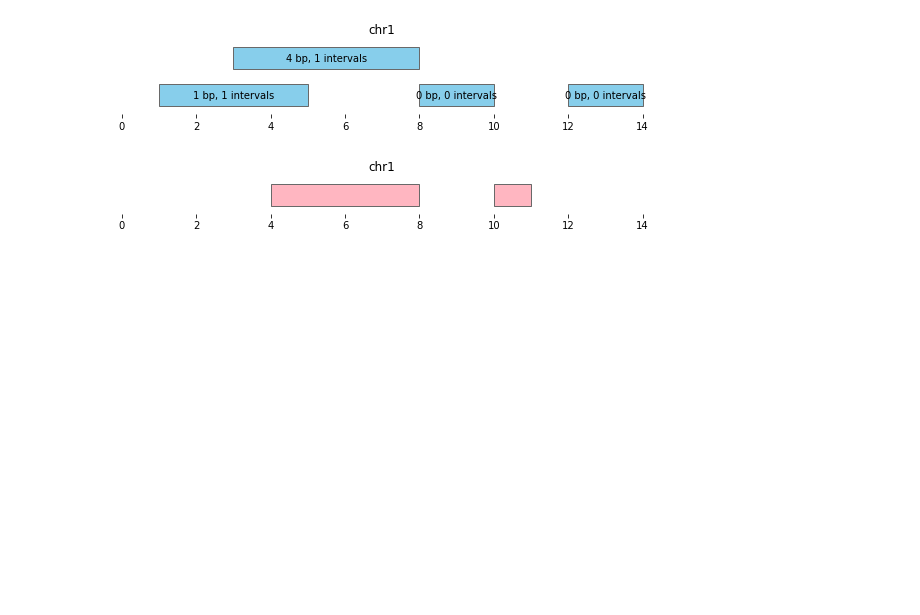
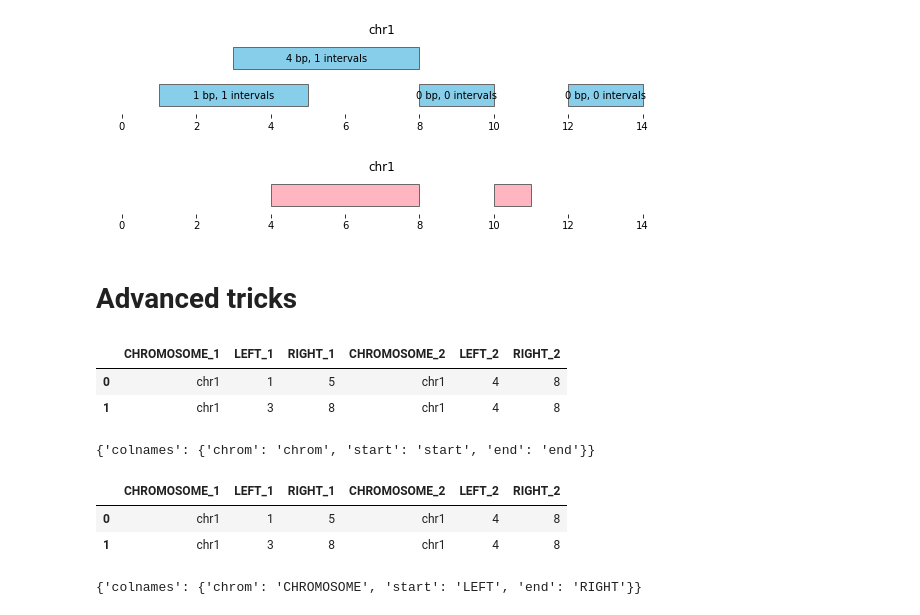
Before and after one commit to open2c/bioframe, a Jupyter notebook: docs/notebooks/intervals_tutorial.ipynb, the cells around one changed output. Cells and saved outputs as stored; diff of their text form; code cells hidden in the pictures; blank space fills up the shorter version.

Commit message:
introduce bf.ops._rc to store default colnames

```diff
--- a/docs/notebooks/intervals_tutorial.ipynb
+++ b/docs/notebooks/intervals_tutorial.ipynb
@@ -259,3 +259,46 @@ bf.vis.plot_intervals(df2, show_coords=True, colors='lightpink', xlim=(-0.5,14.5
 # %% [output]
 [figure]
 [figure]
+# %% [markdown]
+# Advanced tricks
+# %%
+df1_diff_colnames = pd.DataFrame([
+    ['chr1', 1, 5],
+    ['chr1', 3, 8]],
+    columns=['CHROMOSOME', 'LEFT', 'RIGHT']
+)
+
+df2_diff_colnames = pd.DataFrame([
+    ['chr1', 4, 8],
+    ['chr1', 10, 11]],
+    columns=['CHROMOSOME', 'LEFT', 'RIGHT']
+)
+# %%
+bf.overlap(
+    df1_diff_colnames, df2_diff_colnames,
+    cols1=['CHROMOSOME', 'LEFT', 'RIGHT'],
+    cols2=['CHROMOSOME', 'LEFT', 'RIGHT'],
+)
+# %% [output]
+|  | CHROMOSOME_1 | LEFT_1 | RIGHT_1 | CHROMOSOME_2 | LEFT_2 | RIGHT_2 |
+| 0 | chr1 | 1 | 5 | chr1 | 4 | 8 |
+| 1 | chr1 | 3 | 8 | chr1 | 4 | 8 |
+# %%
+
+bf.ops._rc
+# %% [output]
+{'colnames': {'chrom': 'chrom', 'start': 'start', 'end': 'end'}}
+# %%
+with bf.ops.update_default_colnames(['CHROMOSOME', 'LEFT', 'RIGHT']):
+    display(bf.overlap(
+        df1_diff_colnames, df2_diff_colnames,
+    ))
+# %% [output]
+|  | CHROMOSOME_1 | LEFT_1 | RIGHT_1 | CHROMOSOME_2 | LEFT_2 | RIGHT_2 |
+| 0 | chr1 | 1 | 5 | chr1 | 4 | 8 |
+| 1 | chr1 | 3 | 8 | chr1 | 4 | 8 |
+# %%
+bf.ops.update_default_colnames(['CHROMOSOME', 'LEFT', 'RIGHT'])
+bf.ops._rc
+# %% [output]
+{'colnames': {'chrom': 'CHROMOSOME', 'start': 'LEFT', 'end': 'RIGHT'}}
```
Also changed, not shown: 1 other file.
